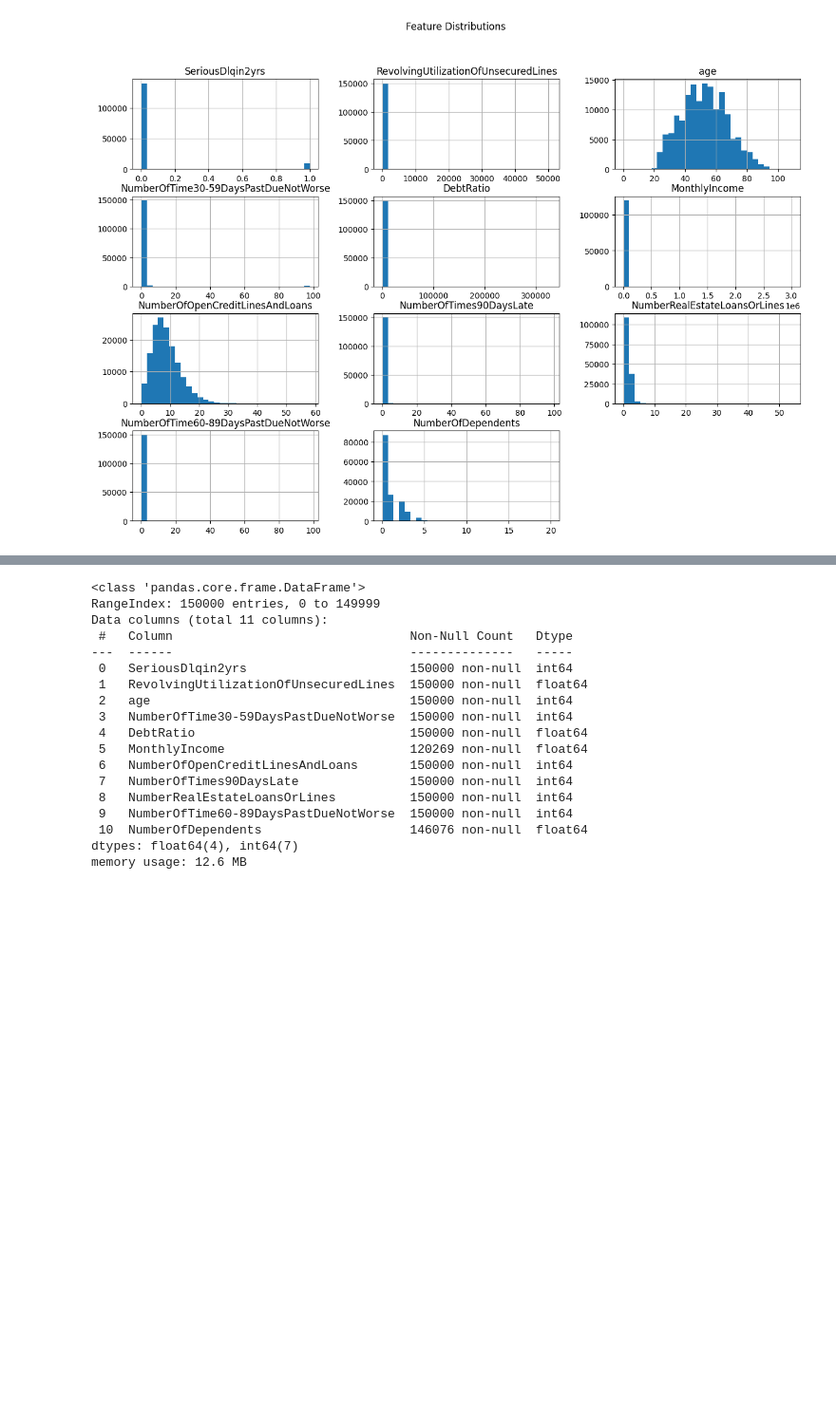
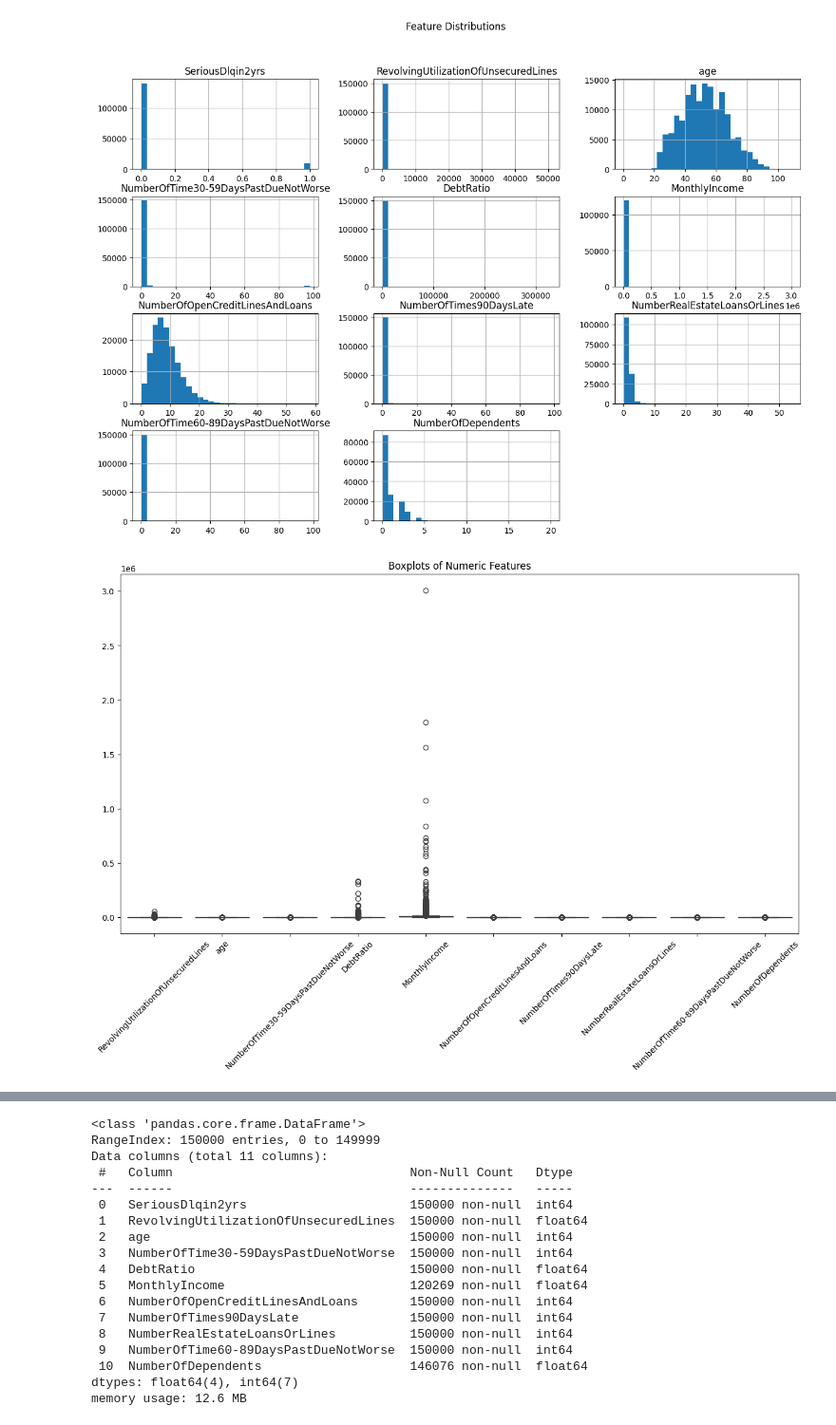
Before and after one commit to spy772/CISC-251-Project, a Jupyter notebook: init.ipynb, the cells around one changed output, grey strips where cells are left out. Shown at 95% size. Saved outputs shown, nothing was run; the diff lists cells and outputs as text; code cells hidden in the pictures; blank space fills up the shorter version.

Commit message:
Added boxplots for outliers and missing values visualization

```diff
--- a/init.ipynb
+++ b/init.ipynb
@@ -4,25 +4,39 @@ import numpy as np
 # %%
 import pandas as pd
 import matplotlib.pyplot as plt
 import seaborn as sns
 
 # Load dataset
 data = pd.read_csv("datasets/cs-training.csv")
 
 # --- Basic cleanup ---
 # Drop the extra index column (it’s just a redundant counter from the original CSV)
 if 'Unnamed: 0' in data.columns:
     data = data.drop(columns=['Unnamed: 0'])
 
 # Target distribution
 sns.countplot(x='SeriousDlqin2yrs', data=data)
 plt.title("Target Variable Distribution")
 plt.show()
 
 # Histograms for numeric columns
 data.hist(bins=30, figsize=(15,10))
 plt.suptitle("Feature Distributions")
 plt.show()
+
+# Boxplots for outliers
+plt.figure(figsize=(15,8))
+sns.boxplot(data=data.drop(columns=['SeriousDlqin2yrs']))
+plt.title("Boxplots of Numeric Features")
+plt.xticks(rotation=45)
+plt.show()
+
+# Missing values visualization
+missing = data.isnull().sum()
+missing = missing[missing > 0]
+missing.plot(kind='bar', title='Missing Values per Feature')
+plt.show()
 # %% [output]
 [figure]
 [figure]
+[figure, added]
```
Also changed, not shown: parts of 1 cell of this notebook.
